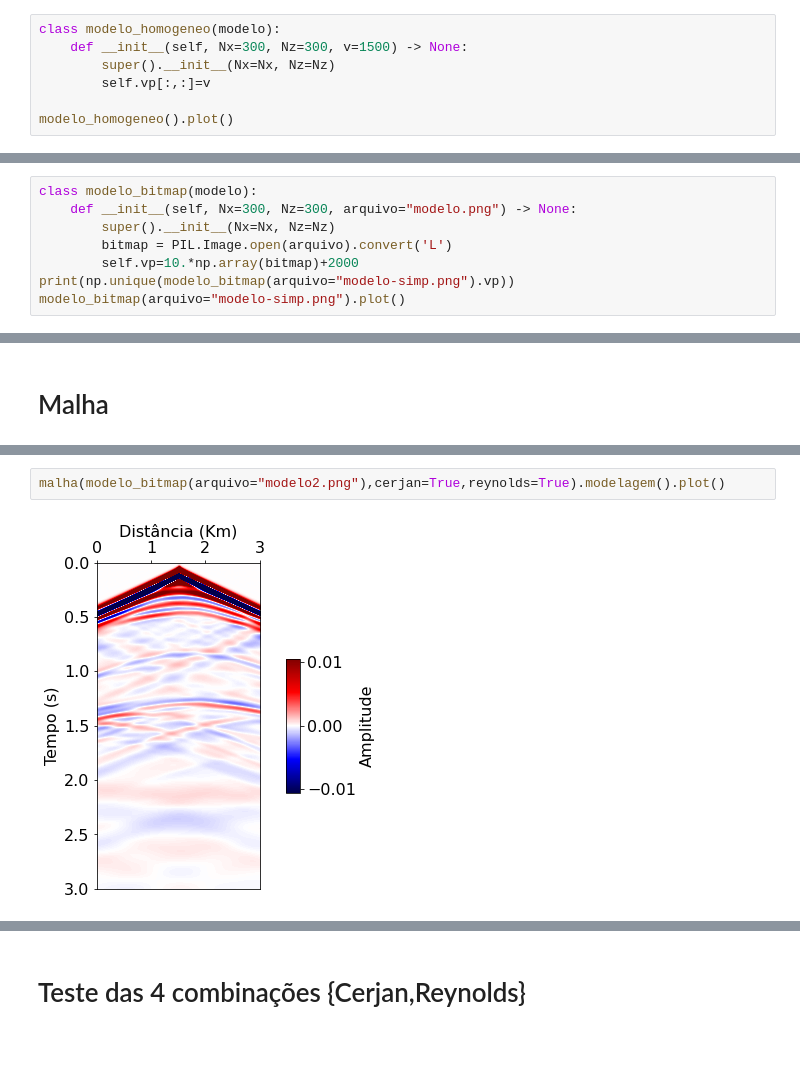
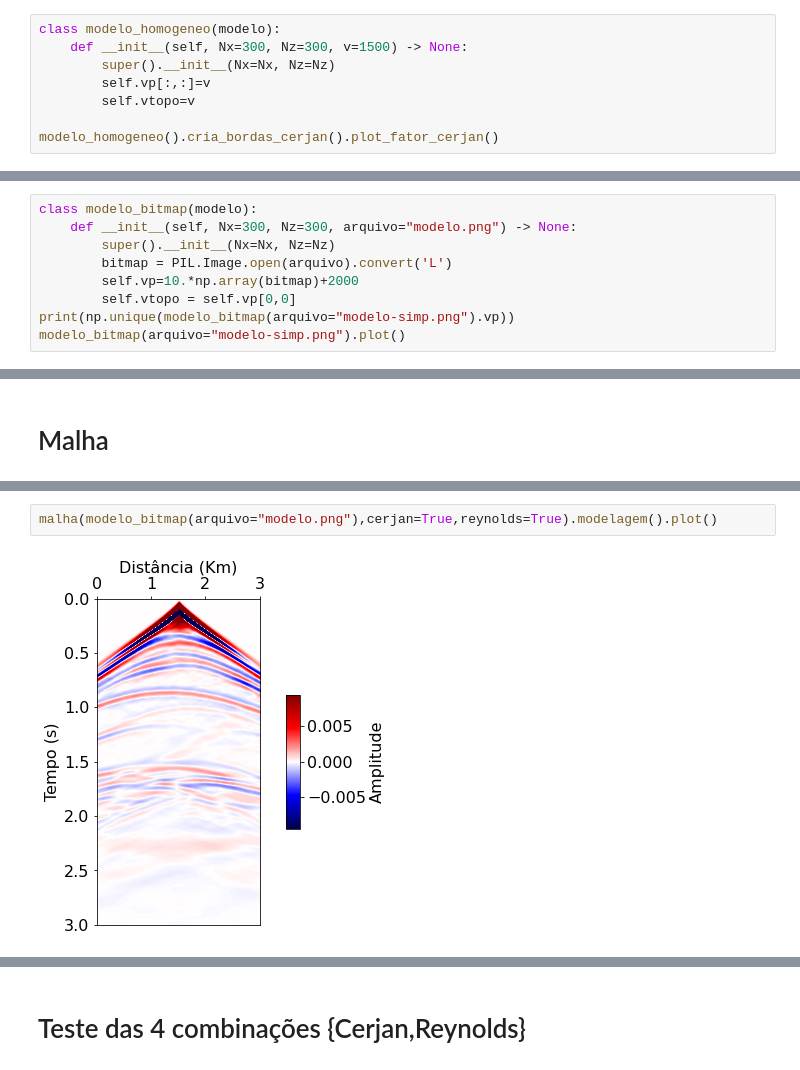
Before and after one commit to thiago-carneiro/mestrado, a Jupyter notebook: procSinais/modelagem.ipynb, the cells around one changed output, grey strips where cells are left out. Saved outputs shown, nothing was run; the diff lists cells and outputs as text.

```diff
--- a/procSinais/modelagem.ipynb
+++ b/procSinais/modelagem.ipynb
@@ -58,6 +79,7 @@ class modelo_homogeneo(modelo):
     def __init__(self, Nx=300, Nz=300, v=1500) -> None:
         super().__init__(Nx=Nx, Nz=Nz)
         self.vp[:,:]=v
+        self.vtopo=v
 
-modelo_homogeneo().plot()
+modelo_homogeneo().cria_bordas_cerjan().plot_fator_cerjan()
 # %% [output]
@@ -143,6 +182,7 @@ class modelo_bitmap(modelo):
         super().__init__(Nx=Nx, Nz=Nz)
         bitmap = PIL.Image.open(arquivo).convert('L')
         self.vp=10.*np.array(bitmap)+2000
+        self.vtopo = self.vp[0,0]
 print(np.unique(modelo_bitmap(arquivo="modelo-simp.png").vp))
 modelo_bitmap(arquivo="modelo-simp.png").plot()
 # %% [output]
@@ -405,4 +439,4 @@ malha(modelo_paralelas(),cerjan=True,reynolds=True).modelagem().plot(remover_ond
 # %%
-malha(modelo_bitmap(arquivo="modelo2.png"),cerjan=True,reynolds=True).modelagem().plot()
+malha(modelo_bitmap(arquivo="modelo.png"),cerjan=True,reynolds=True).modelagem().plot()
 # %% [output]
-[figure, old version]
+[figure, new version]
```
Also changed, not shown: parts of 27 cells of this notebook.
